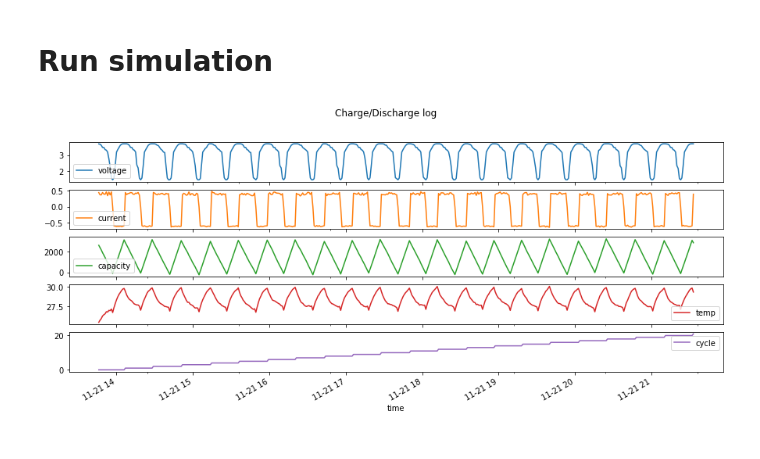
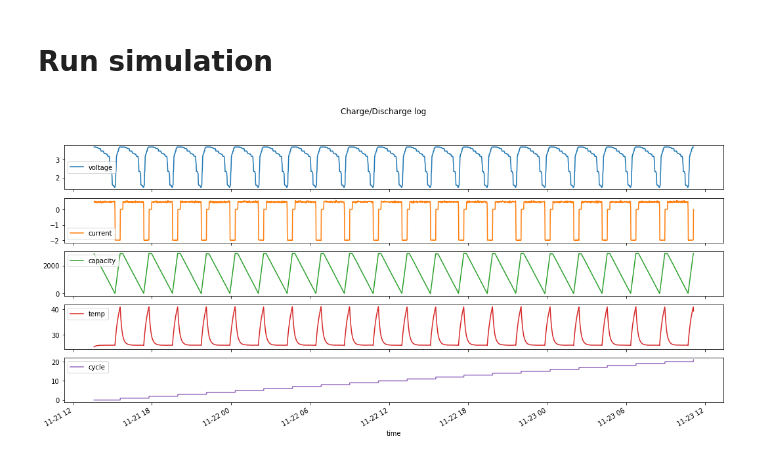
Before and after one commit to wasit7/2020, a Jupyter notebook: battery/Battery Simulation.ipynb, the cells around one changed output. Cells and saved outputs as stored; diff of their text form; code cells hidden in the pictures.

```diff
--- a/battery/Battery Simulation.ipynb
+++ b/battery/Battery Simulation.ipynb
@@ -83,7 +83,7 @@ class Battery(object):
         self.voltage=4.2 #[V]
         self.model=model
 
-    def step(self): #pos is discharge
+    def step(self,dtime): #pos is discharge
         self.internal_resistance=1.0+0.001*self.temp*self.temp
         if self.ischarge==True and self.current>0:
             self.ischarge=False
@@ -97,7 +97,7 @@ class Battery(object):
             self.ischarge=True
             self.current=0.0
         dtemp=self.current*self.current*self.internal_resistance/self.max_cap_heat*dtime
-        self.temp=0.8*(self.temp+dtemp)+0.2*(25.0)
+        self.temp=0.9*(self.temp+dtemp)+0.1*(25.0)
         x=[c2mah(self.cap, self.max_cap_elec), self.cycle]
         self.voltage=model.predict([x])[0]
     def get_charge_time(self,chargecurrent):
@@ -105,14 +105,15 @@ class Battery(object):
 
 
 class Tester(object):
-    def __init__(self, max_cycle=10, charge_current=0.6, discharge_current=0.4, delta=60):
+    def __init__(self, max_cycle=10, charge_current=0.6, discharge_current=0.4, working_temp=30, delta=60):
         self.chargecurrent=charge_current #A
         self.dischargecurrent=discharge_current
         self.ischarge=False
         self.chargetime=0
         self.max_cycle=max_cycle
+        self.working_temp=working_temp
         self.d=delta #second
-        self.time=start+dt.timedelta(seconds=d)
+        self.time=start+dt.timedelta(seconds=self.d)
         self.data={
                         'time':[],
                         'voltage':[],
@@ -131,11 +132,14 @@ class Tester(object):
 
         if self.ischarge==True:
             b.current=-1*self.chargecurrent+np.random.randn()*0.01
-            self.chargetime+=dtime
+            self.chargetime+=self.d
         else:
-            b.current=self.dischargecurrent+np.random.randn()*0.03
+            if b.temp>self.working_temp:
+                b.current=0.01
+            else:
+                b.current=self.dischargecurrent+np.random.randn()*0.03
             self.chargetime=0.0
-        b.step()
+        b.step(self.d)
 
     def run(self):
         while True:
@@ -162,9 +166,9 @@ class Tester(object):
 # %%
 start=dt.datetime.strptime('2019-11-21 13:35:05',"%Y-%m-%d %H:%M:%S")
 b=Battery(model,start)
-t=Tester(max_cycle=20, charge_current=0.6, discharge_current=0.4)
+t=Tester(max_cycle=20, charge_current=2.0, discharge_current=0.5, working_temp=30)
 df2=t.run()
-a=df2.plot(subplots=True, title='Charge/Discharge log', figsize=(15,6))
-df2.to_csv('log.csv')
+a=df2.plot(subplots=True, title='Charge/Discharge log', figsize=(18,8))
+df2.to_csv('log20.csv')
 # %% [output]
-[figure, old version]
+[figure, new version]
```
Also changed, not shown: parts of 1 cell of this notebook, 11 other files.
